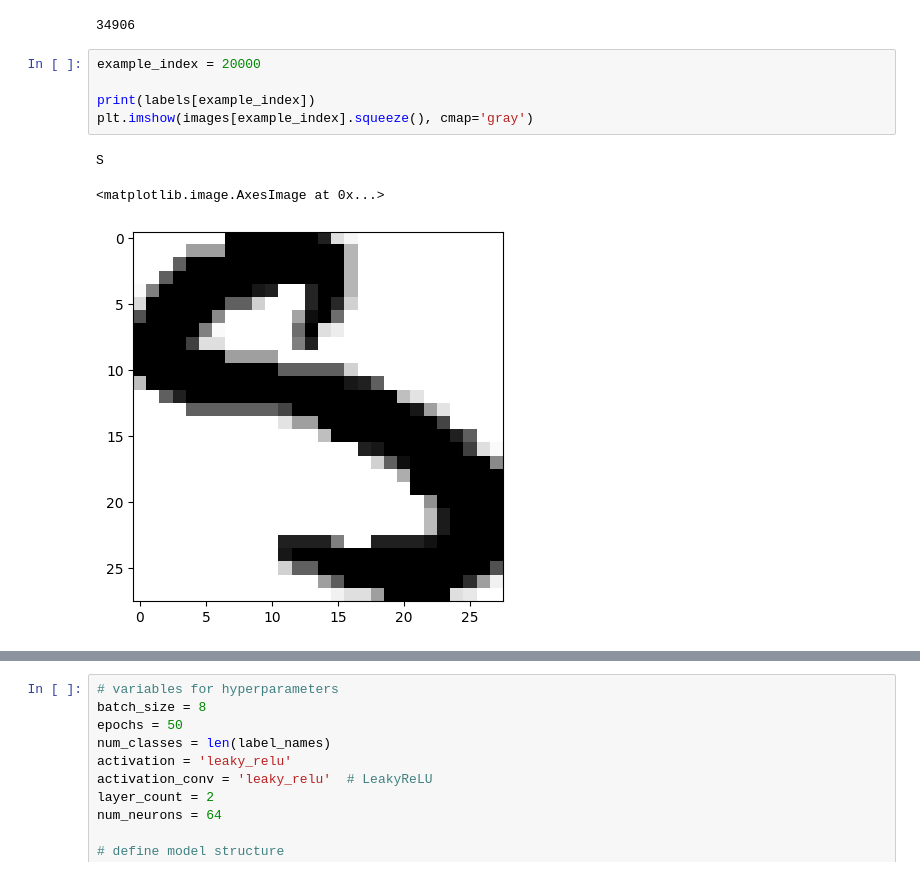
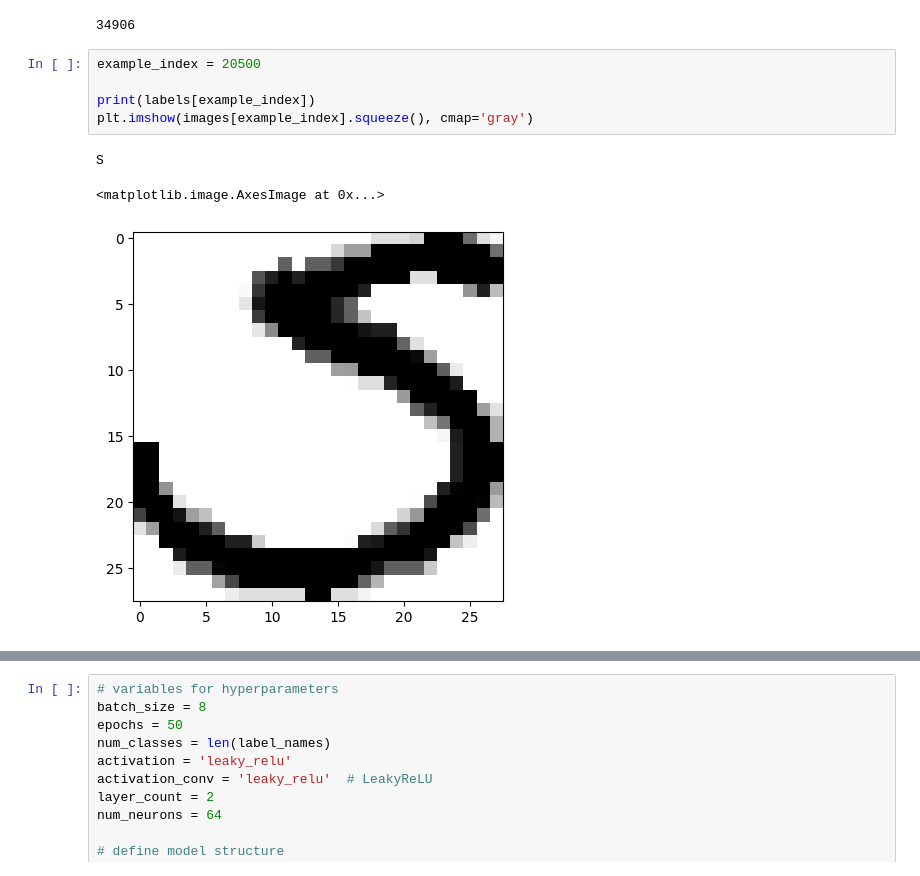
Before and after one commit to ITT-25/assignment-07-touch-sensor-Marc-Floeter, a Jupyter notebook: cnn_model/hwr_datasets.ipynb, the cells around one changed output, grey strips where cells are left out. Cells and saved outputs as stored; diff of their text form.

```diff
--- a/cnn_model/hwr_datasets.ipynb
+++ b/cnn_model/hwr_datasets.ipynb
@@ -104,14 +104,14 @@ len(images)
 # %% [output]
 34906
 # %%
-example_index = 20000
+example_index = 20500
 
 print(labels[example_index])
 plt.imshow(images[example_index].squeeze(), cmap='gray')
 # %% [output]
 S
 <matplotlib.image.AxesImage at 0x...>
-[figure, old version]
+[figure, new version]
 # %%
 images = np.array(images)
 labels_numeric = np.array(labels_numeric)
```
Also changed, not shown: parts of 4 cells of this notebook, 1 other file.
